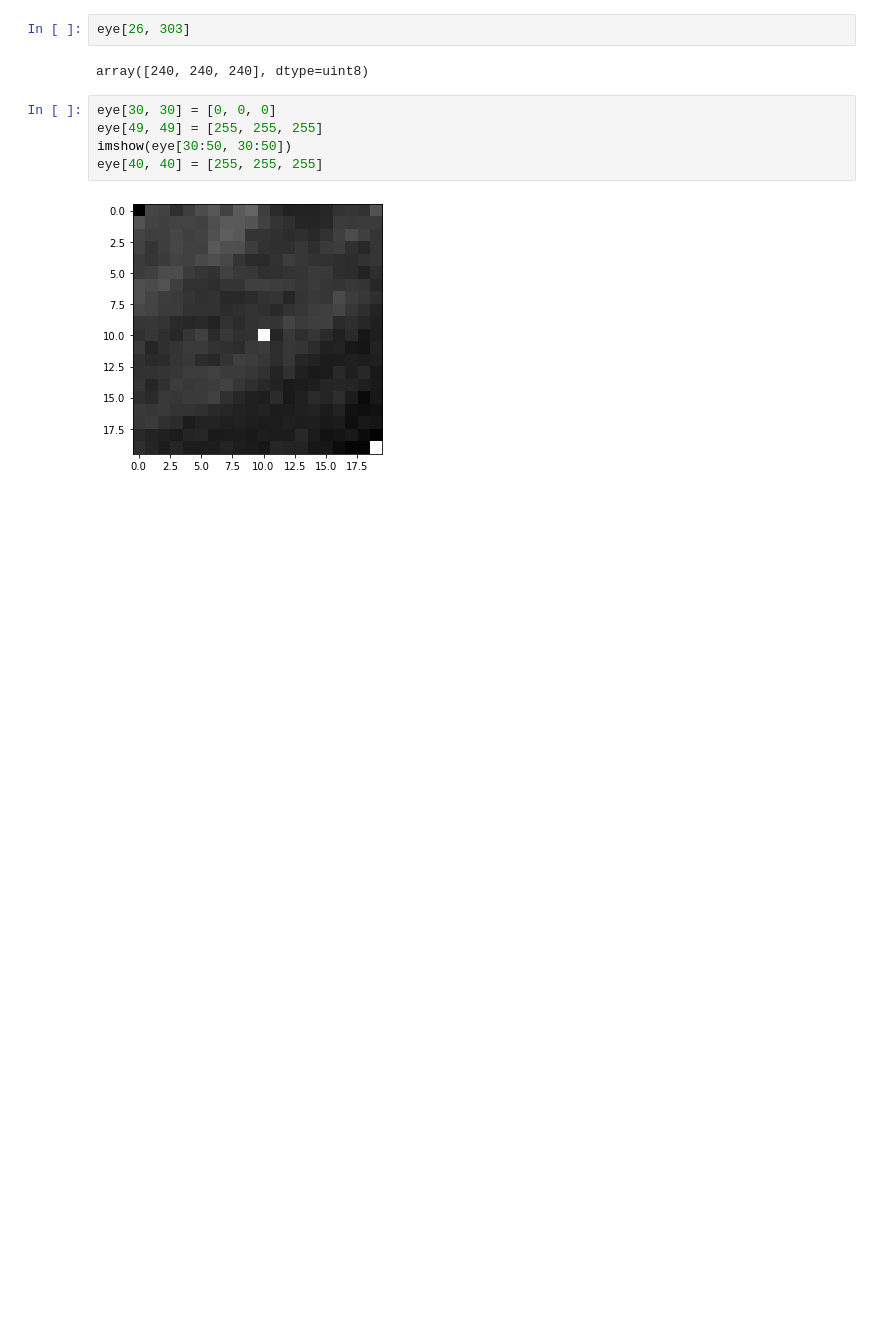
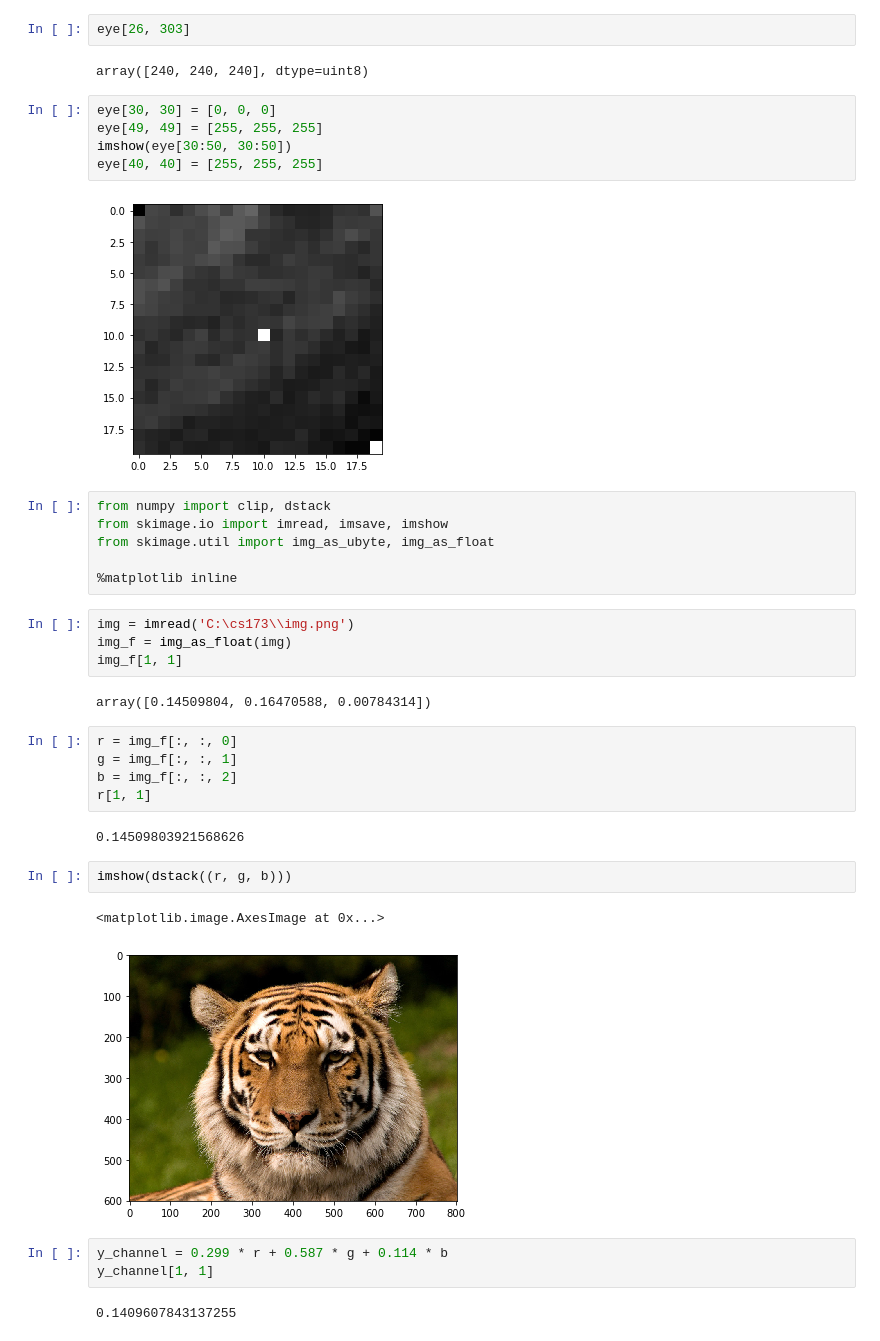
Before and after one commit to e-kondr01/cs173, a Jupyter notebook: lab1/test.ipynb, the cells around one changed output. Drawn from its saved outputs; the diff is of its cells as text; blank space fills up the shorter version.

```diff
--- a/lab1/test.ipynb
+++ b/lab1/test.ipynb
@@ -136,3 +136,32 @@ imshow(eye[30:50, 30:50])
 eye[40, 40] = [255, 255, 255]
 # %% [output]
 [figure]
+# %%
+from numpy import clip, dstack
+from skimage.io import imread, imsave, imshow
+from skimage.util import img_as_ubyte, img_as_float
+
+%matplotlib inline
+# %%
+img = imread('C:\cs173\\img.png')
+img_f = img_as_float(img)
+img_f[1, 1]
+# %% [output]
+array([0.14509804, 0.16470588, 0.00784314])
+# %%
+r = img_f[:, :, 0]
+g = img_f[:, :, 1]
+b = img_f[:, :, 2]
+r[1, 1]
+# %% [output]
+0.14509803921568626
+# %%
+imshow(dstack((r, g, b)))
+# %% [output]
+<matplotlib.image.AxesImage at 0x...>
+[figure, added]
+# %%
+y_channel = 0.299 * r + 0.587 * g + 0.114 * b
+y_channel[1, 1]
+# %% [output]
+0.1409607843137255
```
Also changed, not shown: parts of 1 cell of this notebook, 2 other files.
